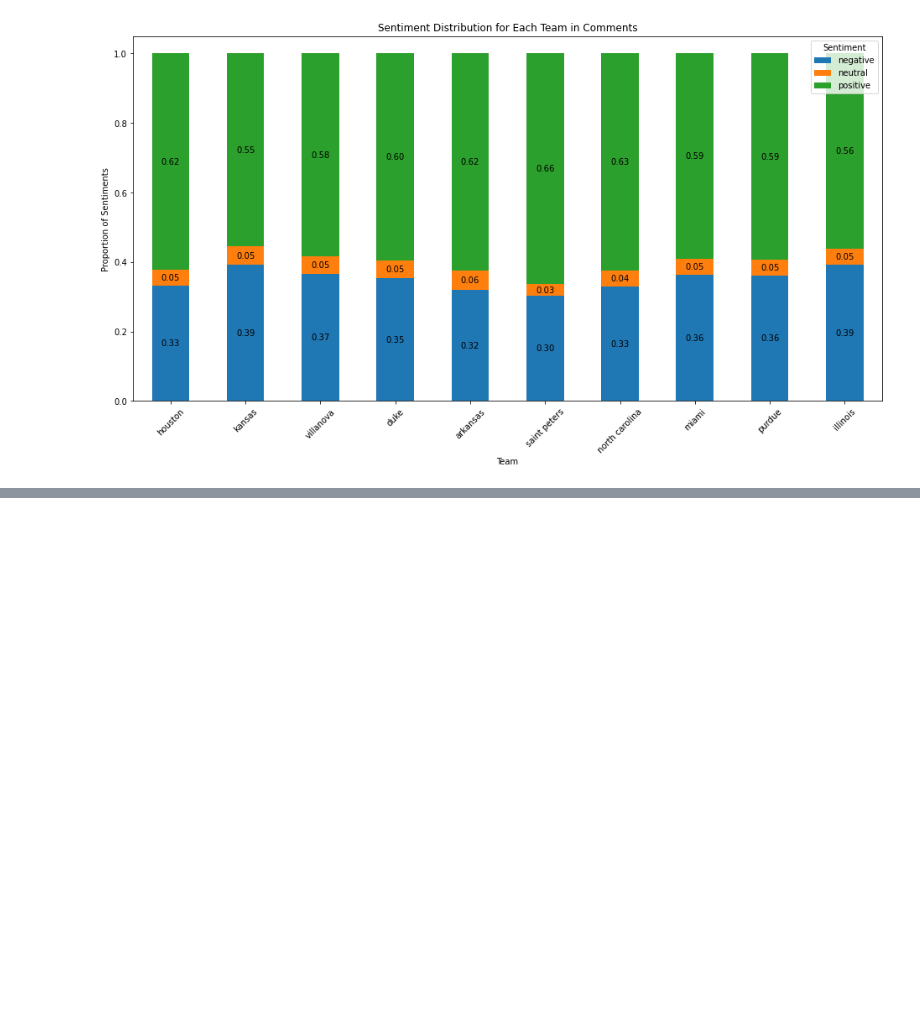
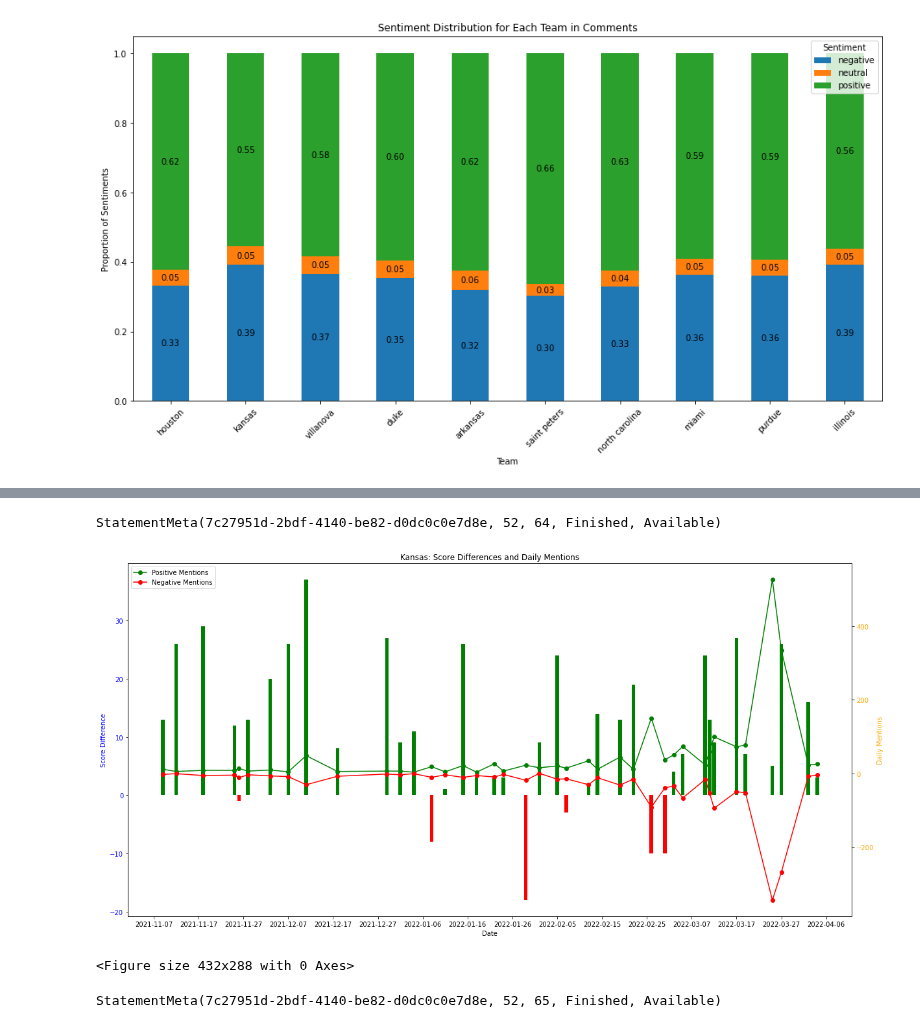
Before and after one commit to gu-dsan6000/fall-2023-reddit-project-team-26, a Jupyter notebook: code/nlp/project_nlp_q9.ipynb, the cells around one changed output, grey strips where cells are left out. Saved outputs shown, nothing was run; the diff lists cells and outputs as text; code cells hidden in the pictures; blank space fills up the shorter version.

```diff
--- a/code/nlp/project_nlp_q9.ipynb
+++ b/code/nlp/project_nlp_q9.ipynb
@@ -216,0 +233,3 @@ StatementMeta(7c27951d-2bdf-4140-be82-d0dc0c0e7d8e, 51, 44, Finished, Available)
+# %%
+# Convert the Spark DataFrame to a Pandas DataFrame
+daily_mentions_comments_pd = daily_mentions_comments.toPandas()
@@ -216,0 +257,15 @@ StatementMeta(7c27951d-2bdf-4140-be82-d0dc0c0e7d8e, 51, 44, Finished, Available)
+# %%
+# Convert 'Tm' and 'Opp' columns to integers
+kansas_schedule['Tm'] = pd.to_numeric(kansas_schedule['Tm'], errors='coerce')
+kansas_schedule['Opp'] = pd.to_numeric(kansas_schedule['Opp'], errors='coerce')
+
+# Create the 'score' column
+kansas_schedule['score'] = kansas_schedule['Tm'] - kansas_schedule['Opp']
+
+# Convert 'Date' column to datetime format with specific format string
+kansas_schedule['Date'] = pd.to_datetime(kansas_schedule['Date'], format='%a, %b %d, %Y')
+
+# Extract year, month, and day
+kansas_schedule['year'] = kansas_schedule['Date'].dt.year
+kansas_schedule['month'] = kansas_schedule['Date'].dt.month
+kansas_schedule['day'] = kansas_schedule['Date'].dt.day
@@ -216,0 +292,49 @@ StatementMeta(7c27951d-2bdf-4140-be82-d0dc0c0e7d8e, 51, 44, Finished, Available)
+# %%
+# Separating positive and negative mentions
+positive_mentions = daily_mentions_comments_pd[daily_mentions_comments_pd['sentiment'] == 'positive']
+negative_mentions = daily_mentions_comments_pd[daily_mentions_comments_pd['sentiment'] == 'negative']
+
+# Merging with the kansas_schedule DataFrame
+merged_pos = pd.merge(kansas_schedule, positive_mentions, on=['year', 'month', 'day'], how='left')
+merged_neg = pd.merge(kansas_schedule, negative_mentions, on=['year', 'month', 'day'], how='left')
+
+# Creating the figure and axes
+fig, ax1 = plt.subplots(figsize=(20, 10))
+
+# Plotting the score difference as a bar chart
+ax1.bar(merged_pos['Date'], merged_pos['score'], color=['green' if x > 0 else 'red' for x in merged_pos['score']])
+ax1.set_ylabel('Score Difference', color='blue')
+ax1.tick_params(axis='y', labelcolor='blue')
+
+# Creating a secondary axis for daily mentions
+ax2 = ax1.twinx()
+ax2.plot(merged_pos['Date'], merged_pos['kansas'], color='green', marker='o', linestyle='-', label='Positive Mentions')
+ax2.plot(merged_neg['Date'], -merged_neg['kansas'], color='red', marker='o', linestyle='-', label='Negative Mentions')  # Negative mentions inverted
+ax2.set_ylabel('Daily Mentions', color='orange')
+ax2.tick_params(axis='y', labelcolor='orange')
+
+# Setting the x-axis as date
+ax1.xaxis.set_major_locator(mdates.DayLocator(interval=10))
+ax1.xaxis.set_major_formatter(mdates.DateFormatter('%Y-%m-%d'))
+plt.xticks(rotation=45)
+
+# Setting titles and labels
+plt.title('Kansas: Score Differences and Daily Mentions')
+ax1.set_xlabel('Date')
+ax2.legend(loc='upper left')
+
+# Show and save the plot
+plt.show()
+plt.savefig("Users/yh706/fall-2023-reddit-project-team-26/data/plots/kansas_score_differences_and_daily_mentions.png")
+# %% [output]
+StatementMeta(7c27951d-2bdf-4140-be82-d0dc0c0e7d8e, 52, 64, Finished, Available)
+[figure, added]
+<Figure size 432x288 with 0 Axes>
+# %%
+unc_url = 'https://www.sports-reference.com/cbb/schools/north-carolina/men/2022-schedule.html'
+
+unc_schedule = pd.read_html(unc_url, header=0)[1]
+unc_schedule = unc_schedule[~unc_schedule['Date'].str.contains('date', case=False, na=False)]
+unc_schedule = unc_schedule[columns_keep]
+# %% [output]
+StatementMeta(7c27951d-2bdf-4140-be82-d0dc0c0e7d8e, 52, 65, Finished, Available)
```
Also changed, not shown: parts of 19 cells of this notebook, 2 other files.
